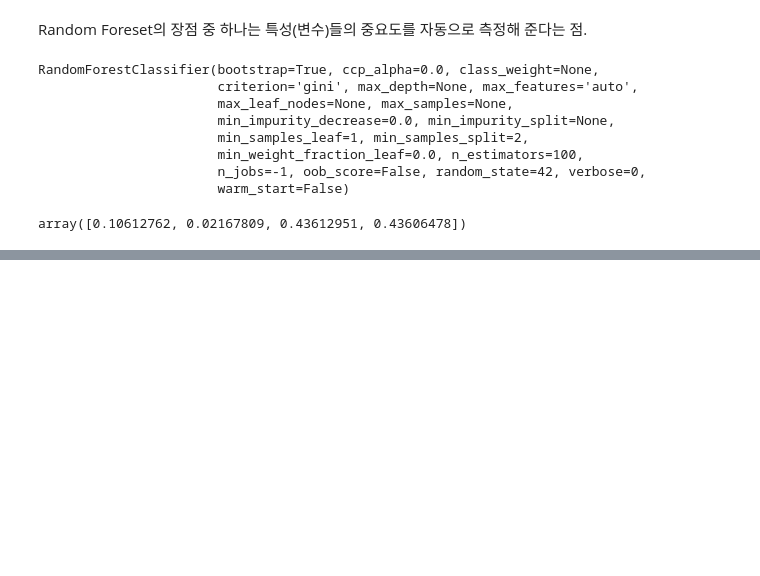
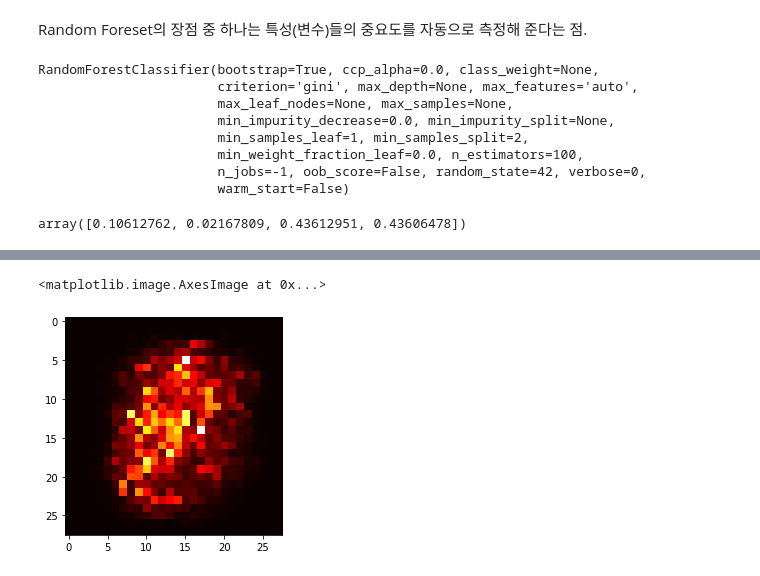
Before and after one commit to JakeOh/202007_itw_bd18, a Jupyter notebook: lab_ml/ml10_ensemble.ipynb, the cells around one changed output, grey strips where cells are left out. Drawn from its saved outputs; the diff is of its cells as text; code cells hidden in the pictures; blank space fills up the shorter version.

```diff
--- a/lab_ml/ml10_ensemble.ipynb
+++ b/lab_ml/ml10_ensemble.ipynb
@@ -215,0 +220,3 @@ array([0.10612762, 0.02167809, 0.43612951, 0.43606478])
+# %%
+mnist = fetch_openml(name='mnist_784')
+mnist.keys()
@@ -215,0 +225,4 @@ array([0.10612762, 0.02167809, 0.43612951, 0.43606478])
+# %%
+X = mnist['data']  # 샘플 데이터(훈련 셋)
+y = mnist['target'].astype(np.int16)  # 샘플 레이블
+X.shape, y.shape
@@ -215,0 +231,3 @@ array([0.10612762, 0.02167809, 0.43612951, 0.43606478])
+# %%
+forest_clf = RandomForestClassifier(random_state=42, n_estimators=10, n_jobs=-1)
+forest_clf.fit(X, y)
@@ -215,0 +243,6 @@ array([0.10612762, 0.02167809, 0.43612951, 0.43606478])
+# %%
+importance_img = forest_clf.feature_importances_.reshape((28, 28))
+plt.imshow(importance_img, cmap=plt.cm.hot)
+# %% [output]
+<matplotlib.image.AxesImage at 0x...>
+[figure, added]
```
Also changed, not shown: parts of 19 cells of this notebook.
